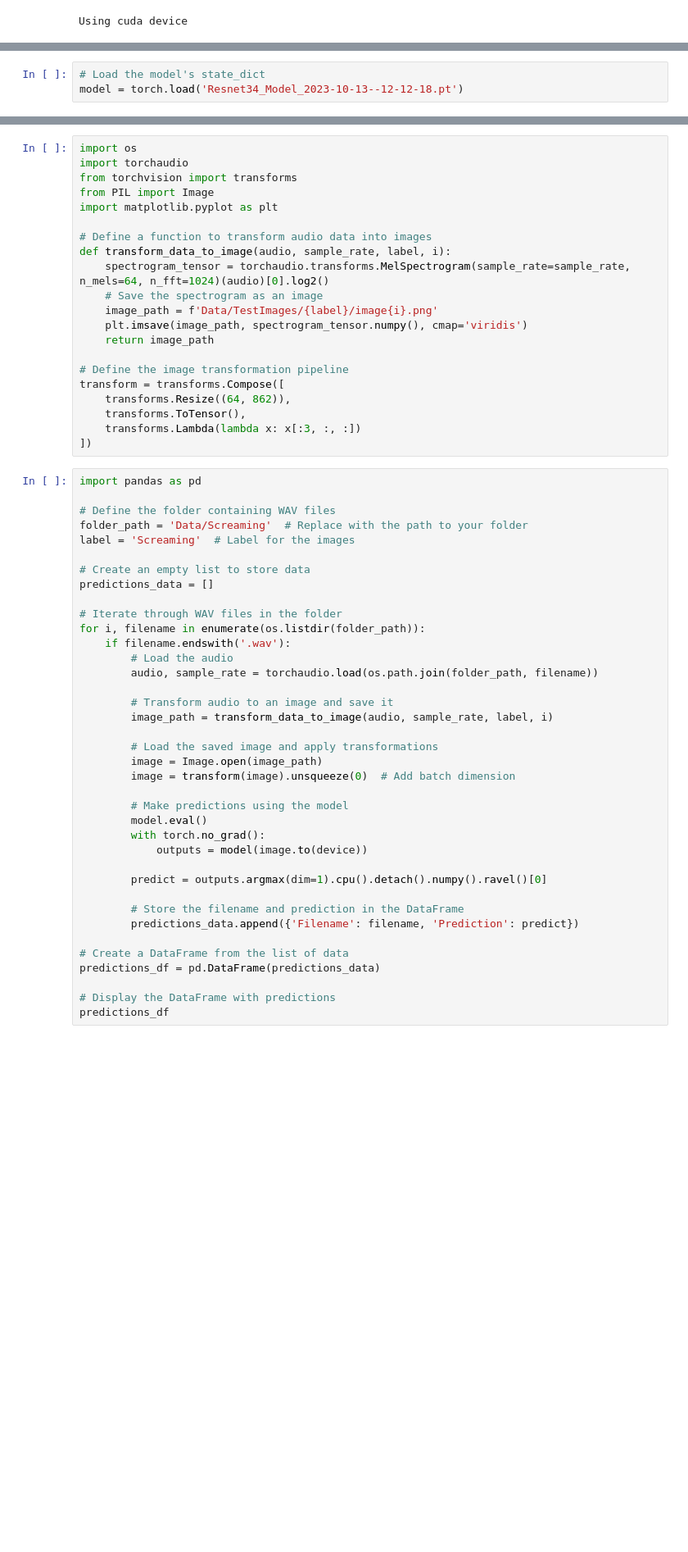
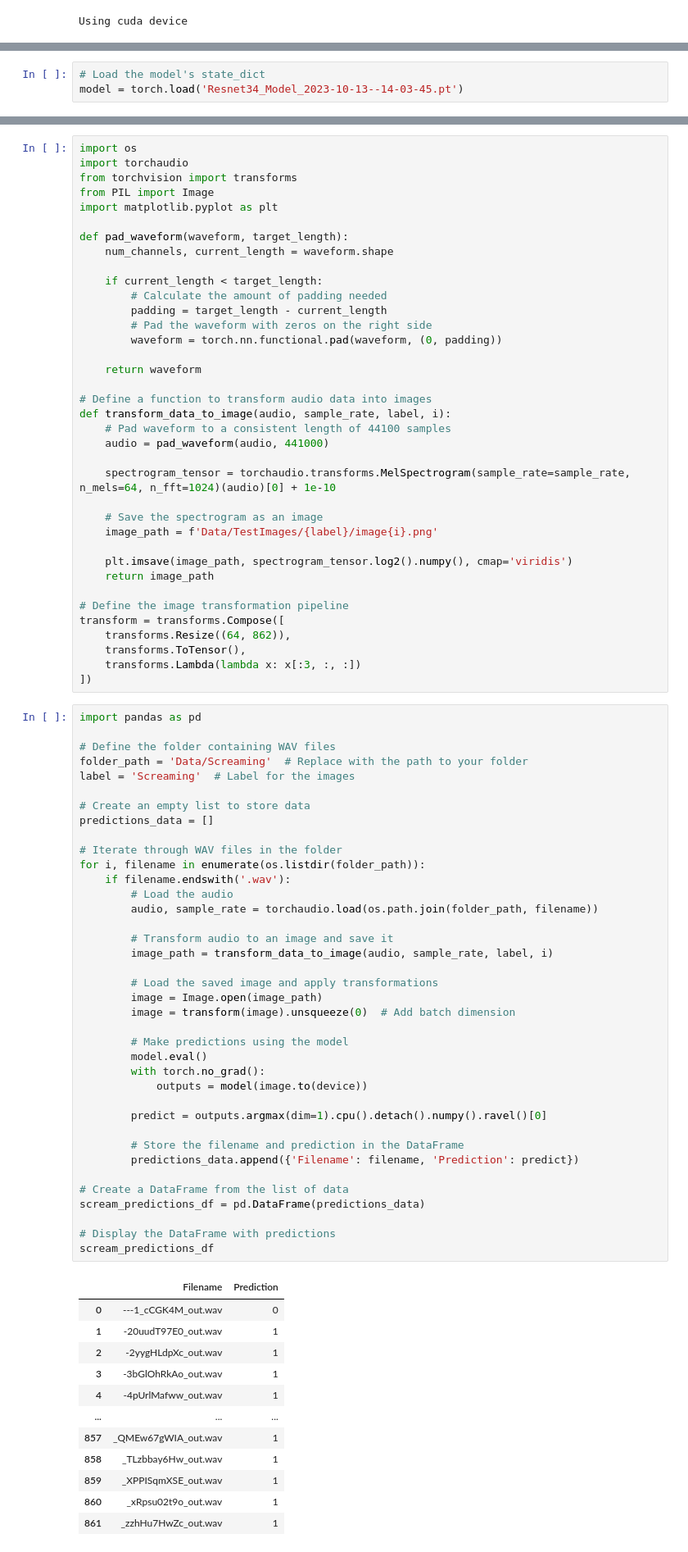
Before and after one commit to whats2000/HumanScreamingDetection, a Jupyter notebook: HumanScreamingDetection/Resnet34Train.ipynb, the cells around one changed output, grey strips where cells are left out. Shown at 82% size. Saved outputs shown, nothing was run; the diff lists cells and outputs as text; blank space fills up the shorter version.

```diff
--- a/HumanScreamingDetection/Resnet34Train.ipynb
+++ b/HumanScreamingDetection/Resnet34Train.ipynb
@@ -192,6 +217,6 @@ Model saved as Resnet34_Model_2023-10-13--14-05-19.pt
 # %%
 # Load the model's state_dict
-model = torch.load('Resnet34_Model_2023-10-13--12-12-18.pt')
+model = torch.load('Resnet34_Model_2023-10-13--14-03-45.pt')
 # %%
 from torchsummary import summary
 
@@ -204,12 +247,28 @@ from torchvision import transforms
 from PIL import Image
 import matplotlib.pyplot as plt
 
+def pad_waveform(waveform, target_length):
+    num_channels, current_length = waveform.shape
+
+    if current_length < target_length:
+        # Calculate the amount of padding needed
+        padding = target_length - current_length
+        # Pad the waveform with zeros on the right side
+        waveform = torch.nn.functional.pad(waveform, (0, padding))
+
+    return waveform
+
 # Define a function to transform audio data into images
 def transform_data_to_image(audio, sample_rate, label, i):
-    spectrogram_tensor = torchaudio.transforms.MelSpectrogram(sample_rate=sample_rate, n_mels=64, n_fft=1024)(audio)[0].log2()
+    # Pad waveform to a consistent length of 44100 samples
+    audio = pad_waveform(audio, 441000)
+
+    spectrogram_tensor = torchaudio.transforms.MelSpectrogram(sample_rate=sample_rate, n_mels=64, n_fft=1024)(audio)[0] + 1e-10
+
     # Save the spectrogram as an image
     image_path = f'Data/TestImages/{label}/image{i}.png'
-    plt.imsave(image_path, spectrogram_tensor.numpy(), cmap='viridis')
+
+    plt.imsave(image_path, spectrogram_tensor.log2().numpy(), cmap='viridis')
     return image_path
 
 # Define the image transformation pipeline
@@ -227,32 +286,45 @@ label = 'Screaming'  # Label for the images
 
 # Create an empty list to store data
 predictions_data = []
 
 # Iterate through WAV files in the folder
 for i, filename in enumerate(os.listdir(folder_path)):
     if filename.endswith('.wav'):
         # Load the audio
         audio, sample_rate = torchaudio.load(os.path.join(folder_path, filename))
 
         # Transform audio to an image and save it
         image_path = transform_data_to_image(audio, sample_rate, label, i)
 
         # Load the saved image and apply transformations
         image = Image.open(image_path)
         image = transform(image).unsqueeze(0)  # Add batch dimension
 
         # Make predictions using the model
         model.eval()
         with torch.no_grad():
             outputs = model(image.to(device))
 
         predict = outputs.argmax(dim=1).cpu().detach().numpy().ravel()[0]
 
         # Store the filename and prediction in the DataFrame
         predictions_data.append({'Filename': filename, 'Prediction': predict})
 
 # Create a DataFrame from the list of data
-predictions_df = pd.DataFrame(predictions_data)
+scream_predictions_df = pd.DataFrame(predictions_data)
 
 # Display the DataFrame with predictions
-predictions_df
+scream_predictions_df
+# %% [output]
+|  | Filename | Prediction |
+| 0 | ---1_cCGK4M_out.wav | 0 |
+| 1 | -20uudT97E0_out.wav | 1 |
+| 2 | -2yygHLdpXc_out.wav | 1 |
+| 3 | -3bGlOhRkAo_out.wav | 1 |
+| 4 | -4pUrlMafww_out.wav | 1 |
+| ... | ... | ... |
+| 857 | _QMEw67gWIA_out.wav | 1 |
+| 858 | _TLzbbay6Hw_out.wav | 1 |
+| 859 | _XPPISqmXSE_out.wav | 1 |
+| 860 | _xRpsu02t9o_out.wav | 1 |
+| 861 | _zzhHu7HwZc_out.wav | 1 |
```
Also changed, not shown: parts of 14 cells of this notebook.
